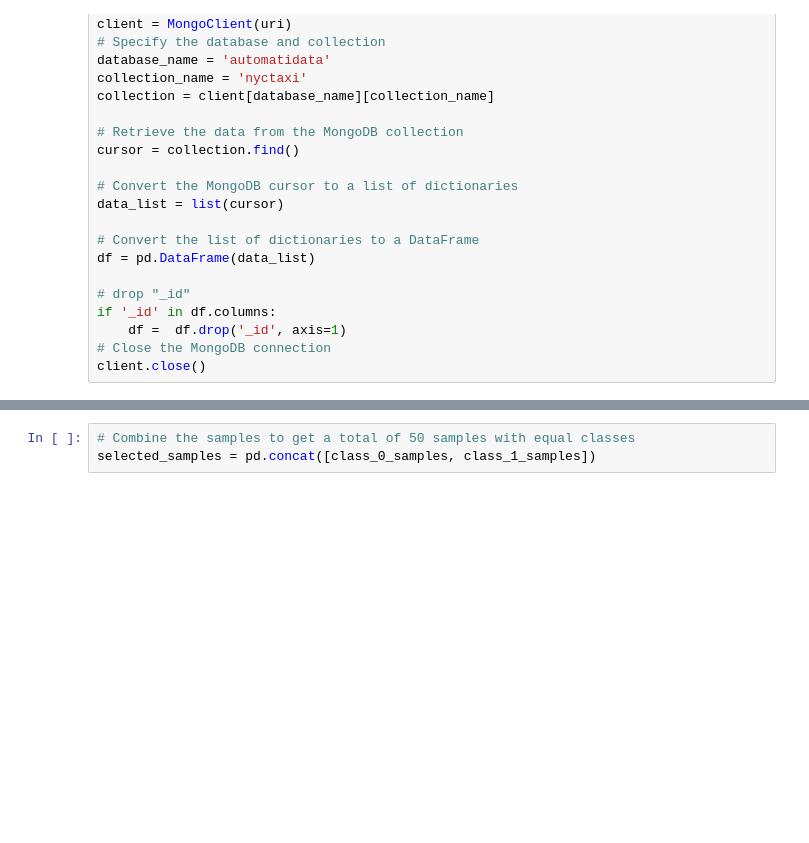
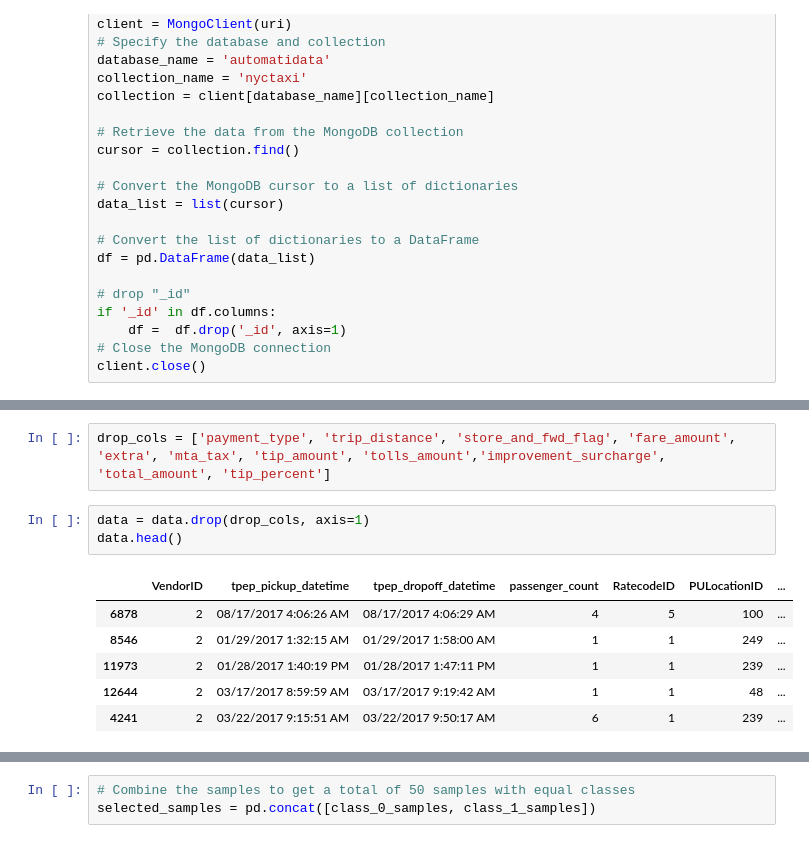
Before and after one commit to aksharjoshii/End-to-End-MLProject, a Jupyter notebook: research/trials.ipynb, the cells around one changed output, grey strips where cells are left out. Drawn from its saved outputs; the diff is of its cells as text; blank space fills up the shorter version.

```diff
--- a/research/trials.ipynb
+++ b/research/trials.ipynb
@@ -43,0 +104,12 @@ df.head()
+# %%
+drop_cols = ['payment_type', 'trip_distance', 'store_and_fwd_flag', 'fare_amount', 'extra', 'mta_tax', 'tip_amount', 'tolls_amount','improvement_surcharge', 'total_amount', 'tip_percent']
+# %%
+data = data.drop(drop_cols, axis=1)
+data.head()
+# %% [output]
+|  | VendorID | tpep_pickup_datetime | tpep_dropoff_datetime | passenger_count | RatecodeID | PULocationID | ... |
+| 6878 | 2 | 08/17/2017 4:06:26 AM | 08/17/2017 4:06:29 AM | 4 | 5 | 100 | ... |
+| 8546 | 2 | 01/29/2017 1:32:15 AM | 01/29/2017 1:58:00 AM | 1 | 1 | 249 | ... |
+| 11973 | 2 | 01/28/2017 1:40:19 PM | 01/28/2017 1:47:11 PM | 1 | 1 | 239 | ... |
+| 12644 | 2 | 03/17/2017 8:59:59 AM | 03/17/2017 9:19:42 AM | 1 | 1 | 48 | ... |
+| 4241 | 2 | 03/22/2017 9:15:51 AM | 03/22/2017 9:50:17 AM | 6 | 1 | 239 | ... |
```
Also changed, not shown: parts of 54 cells of this notebook, 13 other files.
